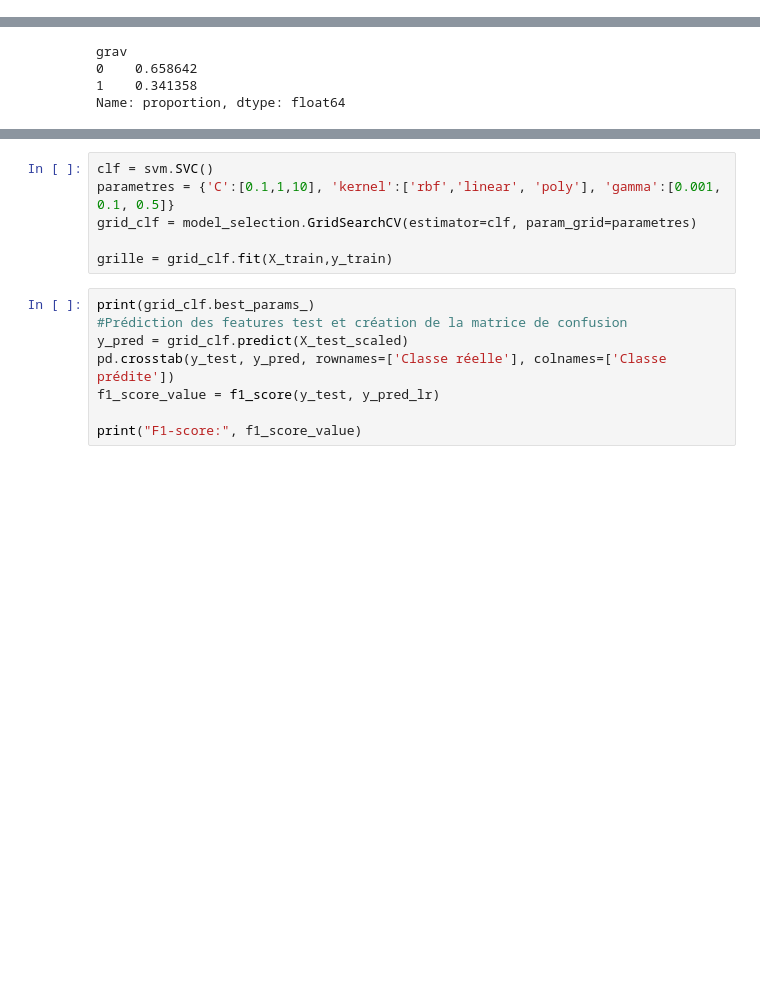
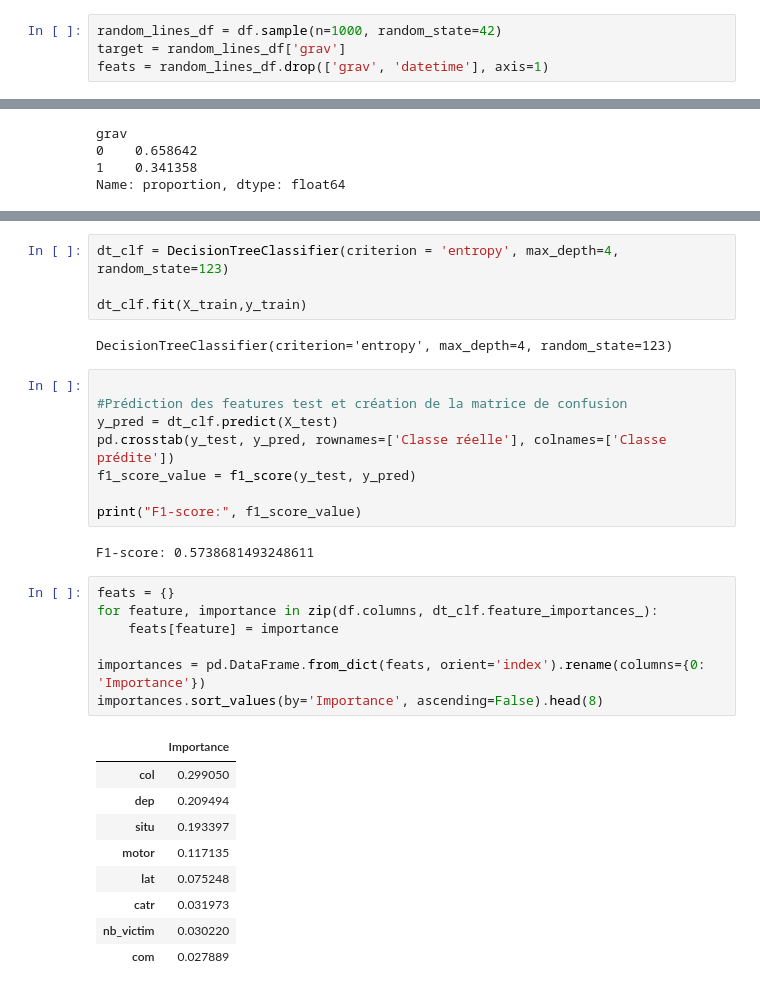
Before and after one commit to DataScientest-Studio/Template_MLOps_accidents, a Jupyter notebook: notebooks/1.0-ldj-initial-data-exploration.ipynb, the cells around one changed output, grey strips where cells are left out. Saved outputs shown, nothing was run; the diff lists cells and outputs as text; blank space fills up the shorter version.

```diff
--- a/notebooks/1.0-ldj-initial-data-exploration.ipynb
+++ b/notebooks/1.0-ldj-initial-data-exploration.ipynb
@@ -487,3 +627,7 @@ feats = df.drop(['grav', 'datetime'], axis = 1)
+# %%
+random_lines_df = df.sample(n=1000, random_state=42)
+target = random_lines_df['grav']
+feats = random_lines_df.drop(['grav', 'datetime'], axis=1)
 # %%
 select = SelectKBest(f_classif, k= 20)
 
@@ -559,14 +713,33 @@ F1-score: 0.5420719468889917
-# %%
-clf = svm.SVC()
-parametres = {'C':[0.1,1,10], 'kernel':['rbf','linear', 'poly'], 'gamma':[0.001, 0.1, 0.5]}
-grid_clf = model_selection.GridSearchCV(estimator=clf, param_grid=parametres)
-
-grille = grid_clf.fit(X_train,y_train)
+# %%
+dt_clf = DecisionTreeClassifier(criterion = 'entropy', max_depth=4, random_state=123)
+
+dt_clf.fit(X_train,y_train)
+# %% [output]
+DecisionTreeClassifier(criterion='entropy', max_depth=4, random_state=123)
 # %%
-print(grid_clf.best_params_)
+
 #Prédiction des features test et création de la matrice de confusion
-y_pred = grid_clf.predict(X_test_scaled)
+y_pred = dt_clf.predict(X_test)
 pd.crosstab(y_test, y_pred, rownames=['Classe réelle'], colnames=['Classe prédite'])
-f1_score_value = f1_score(y_test, y_pred_lr)
+f1_score_value = f1_score(y_test, y_pred)
 
 print("F1-score:", f1_score_value)
+# %% [output]
+F1-score: 0.5738681493248611
+# %%
+feats = {}
+for feature, importance in zip(df.columns, dt_clf.feature_importances_):
+    feats[feature] = importance
+
+importances = pd.DataFrame.from_dict(feats, orient='index').rename(columns={0: 'Importance'})
+importances.sort_values(by='Importance', ascending=False).head(8)
+# %% [output]
+|  | Importance |
+| col | 0.299050 |
+| dep | 0.209494 |
+| situ | 0.193397 |
+| motor | 0.117135 |
+| lat | 0.075248 |
+| catr | 0.031973 |
+| nb_victim | 0.030220 |
+| com | 0.027889 |
```
Also changed, not shown: parts of 31 cells of this notebook, 1 other file.
